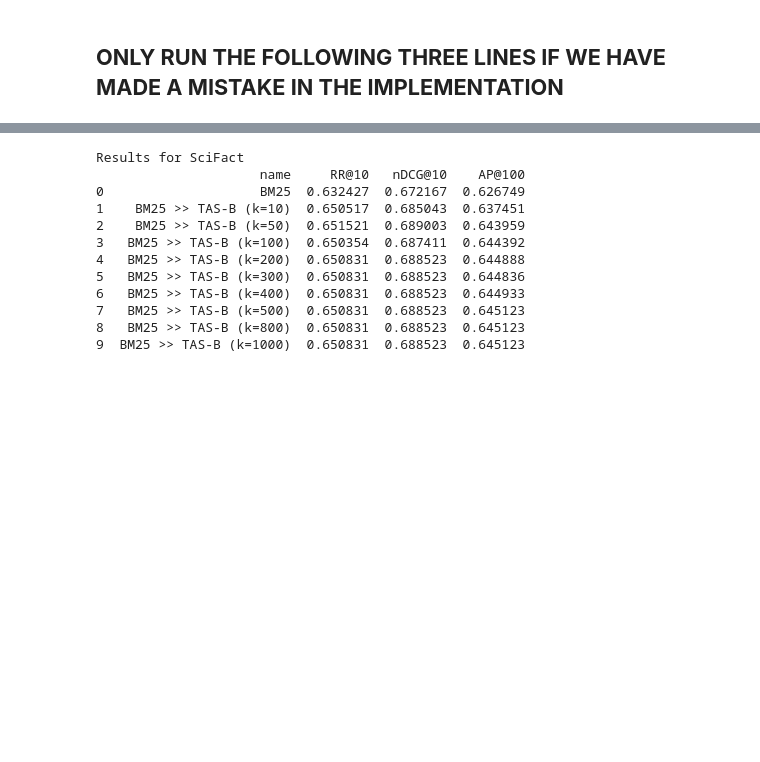
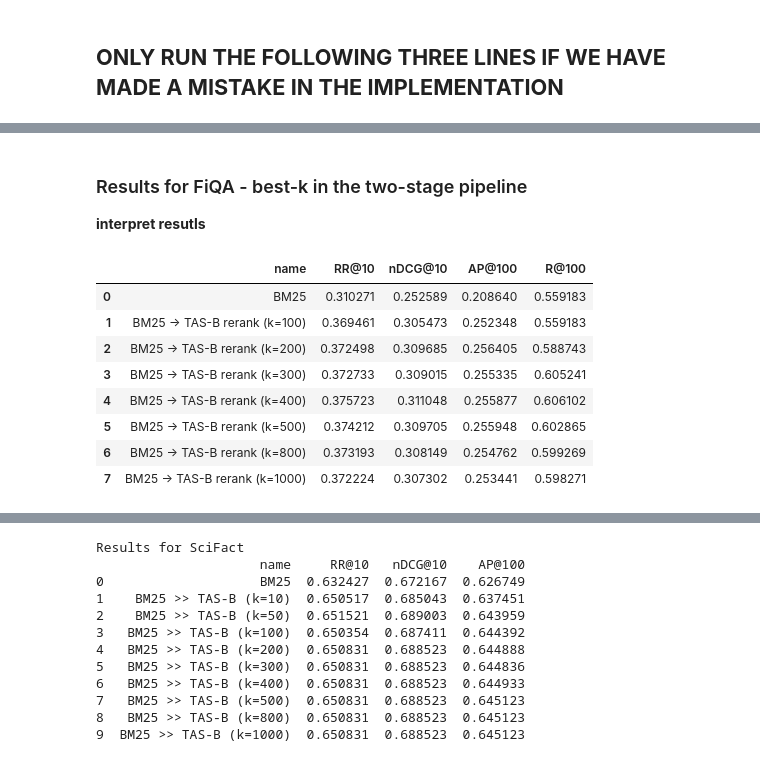
Before and after one commit to AStyslavski/DSAIT4050_IR_G16_2025-2026, a Jupyter notebook: ir_experiment.ipynb, the cells around one changed output, grey strips where cells are left out. Cells and saved outputs as stored; diff of their text form; code cells hidden in the pictures; blank space fills up the shorter version.

```diff
--- a/ir_experiment.ipynb
+++ b/ir_experiment.ipynb
@@ -201,0 +298,15 @@ Now that we have dealt with all the dense indexes we can use BM25 to retrieve so
+# %% [markdown]
+### Results for FiQA - best-k in the two-stage pipeline
+**interpret resutls**
+# %%
+rerank_only_experiment(fiqa_index, testset_fiqa, "FIQA", bm25_fiqa,candidate_depths)
+# %% [output]
+|  | name | RR@10 | nDCG@10 | AP@100 | R@100 |
+| 0 | BM25 | 0.310271 | 0.252589 | 0.208640 | 0.559183 |
+| 1 | BM25 -> TAS-B rerank (k=100) | 0.369461 | 0.305473 | 0.252348 | 0.559183 |
+| 2 | BM25 -> TAS-B rerank (k=200) | 0.372498 | 0.309685 | 0.256405 | 0.588743 |
+| 3 | BM25 -> TAS-B rerank (k=300) | 0.372733 | 0.309015 | 0.255335 | 0.605241 |
+| 4 | BM25 -> TAS-B rerank (k=400) | 0.375723 | 0.311048 | 0.255877 | 0.606102 |
+| 5 | BM25 -> TAS-B rerank (k=500) | 0.374212 | 0.309705 | 0.255948 | 0.602865 |
+| 6 | BM25 -> TAS-B rerank (k=800) | 0.373193 | 0.308149 | 0.254762 | 0.599269 |
+| 7 | BM25 -> TAS-B rerank (k=1000) | 0.372224 | 0.307302 | 0.253441 | 0.598271 |
```
Also changed, not shown: parts of 45 cells of this notebook.
